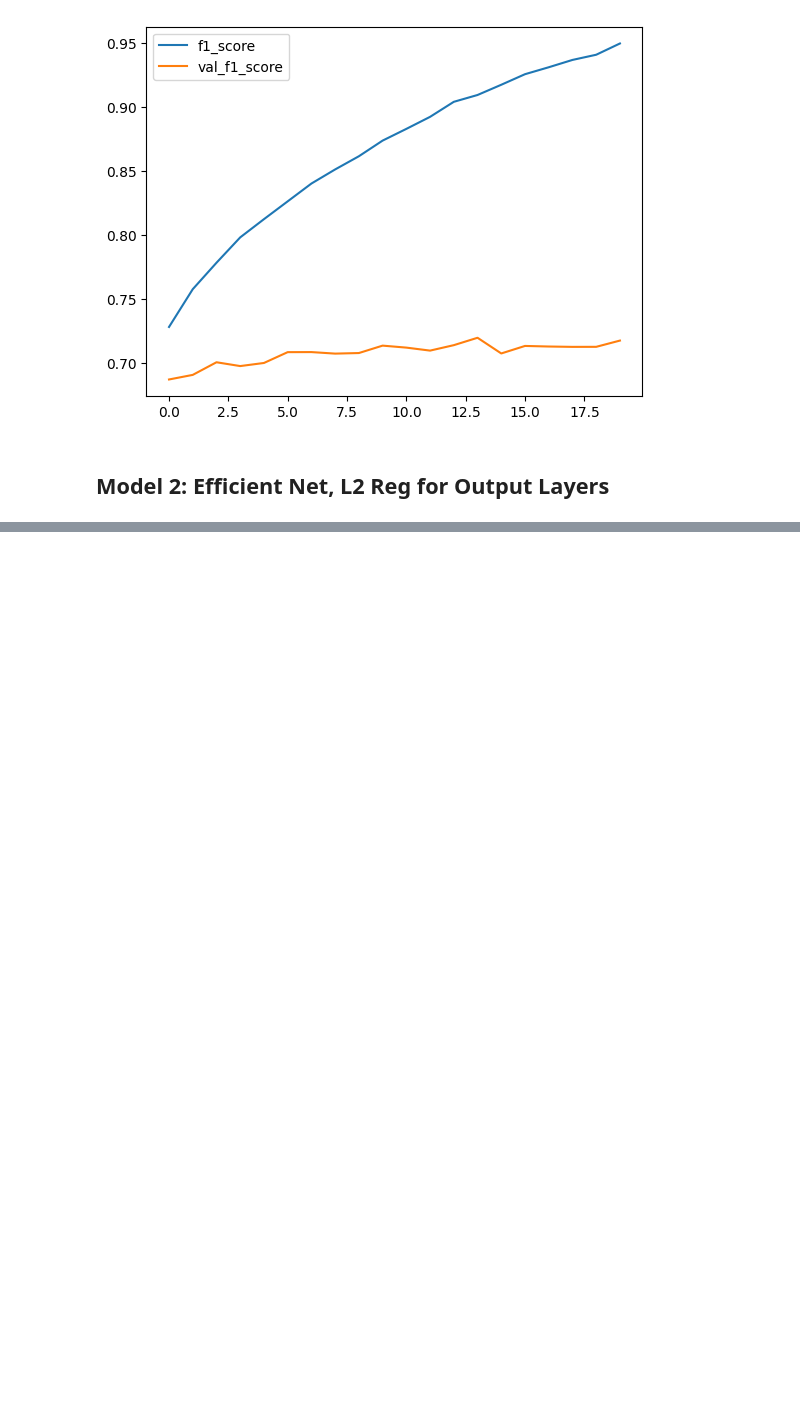
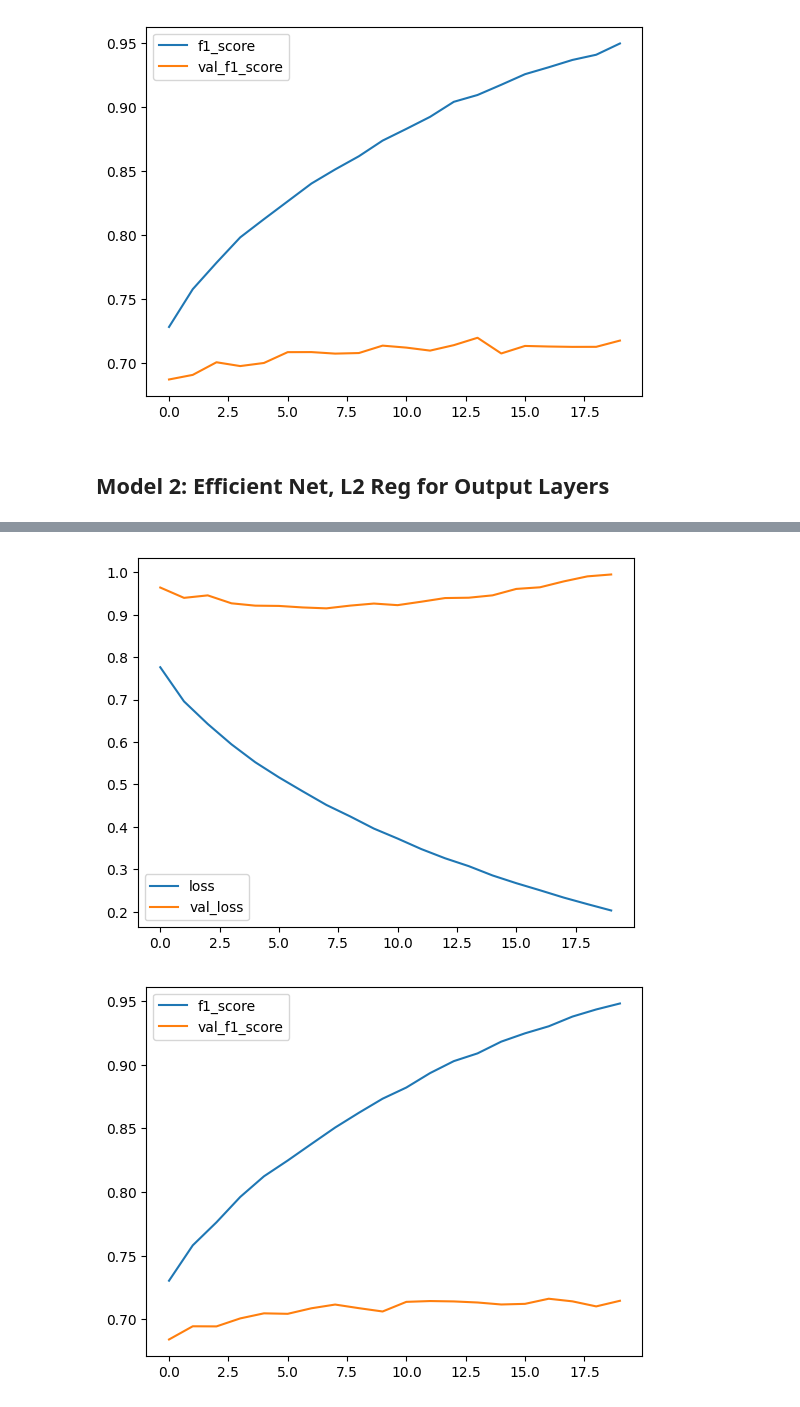
Before and after one commit to melihkacaman/pattern_classifier_module, a Jupyter notebook: notebooks/02 Model Building.ipynb, the cells around one changed output, grey strips where cells are left out. Cells and saved outputs as stored; diff of their text form; code cells hidden in the pictures; blank space fills up the shorter version.

```diff
--- a/notebooks/02 Model Building.ipynb
+++ b/notebooks/02 Model Building.ipynb
@@ -237,0 +270,19 @@ Epoch 1/10
+# %%
+base_model.trainable = True
+
+for layer in base_model.layers[:-5]:
+    layer.trainable = False
+
+model_2.compile(loss='categorical_crossentropy',
+              optimizer=tf.keras.optimizers.Adam(learning_rate=0.0001),
+              metrics=[
+                  tf.keras.metrics.Recall(name="recall"),
+                  tf.keras.metrics.Precision(name="precision")])
+# %%
+dynamic_reg_callback2 = DynamicRegularization(initial_strength=0.001, increase_rate=0.1)
+model_2_history_fine = model_2.fit(train_data,
+                            epochs=30,
+                            initial_epoch=10,
+                            validation_data=val_data,
+                            validation_steps= len(val_data),
+                            callbacks=[checkpoint_callback, dynamic_reg_callback2])
@@ -237,0 +307,13 @@ Epoch 1/10
+# %%
+hist = pd.DataFrame(model_2_history_fine.history)
+hist.columns = hist.columns.to_series().apply(lambda x: str(x).replace("_1", ""))
+
+hist['f1_score'] = hist.apply(lambda row: calculate_f1(row["precision"], row["recall"]), axis=1)
+hist['val_f1_score'] = hist.apply(lambda row: calculate_f1(row["val_precision"], row["val_recall"]), axis=1)
+hist[["loss", "val_loss"]].plot()
+plt.show()
+hist[["f1_score", "val_f1_score"]].plot()
+plt.show()
+# %% [output]
+[figure, added]
+[figure, added]
```
Also changed, not shown: parts of 13 cells of this notebook.
